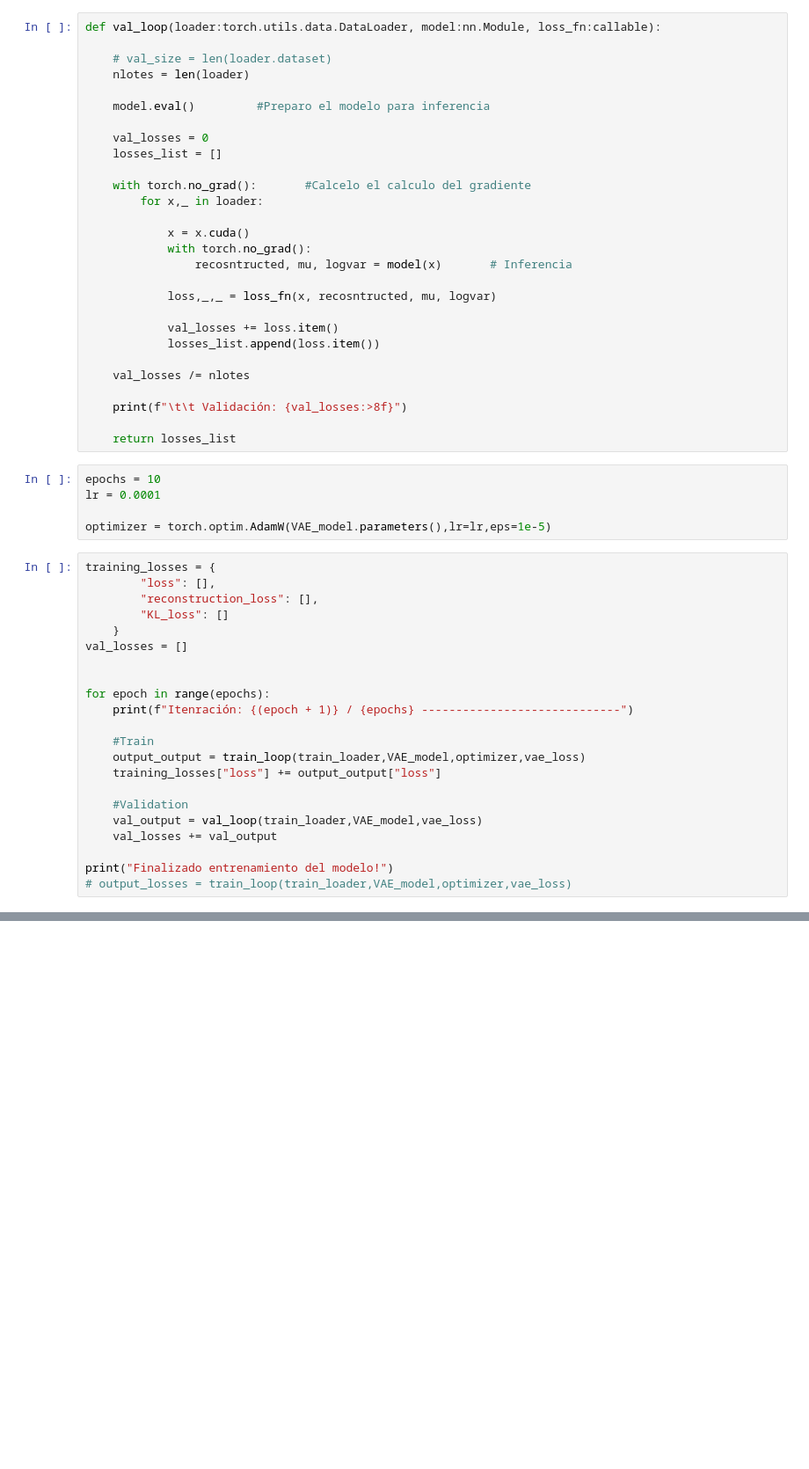
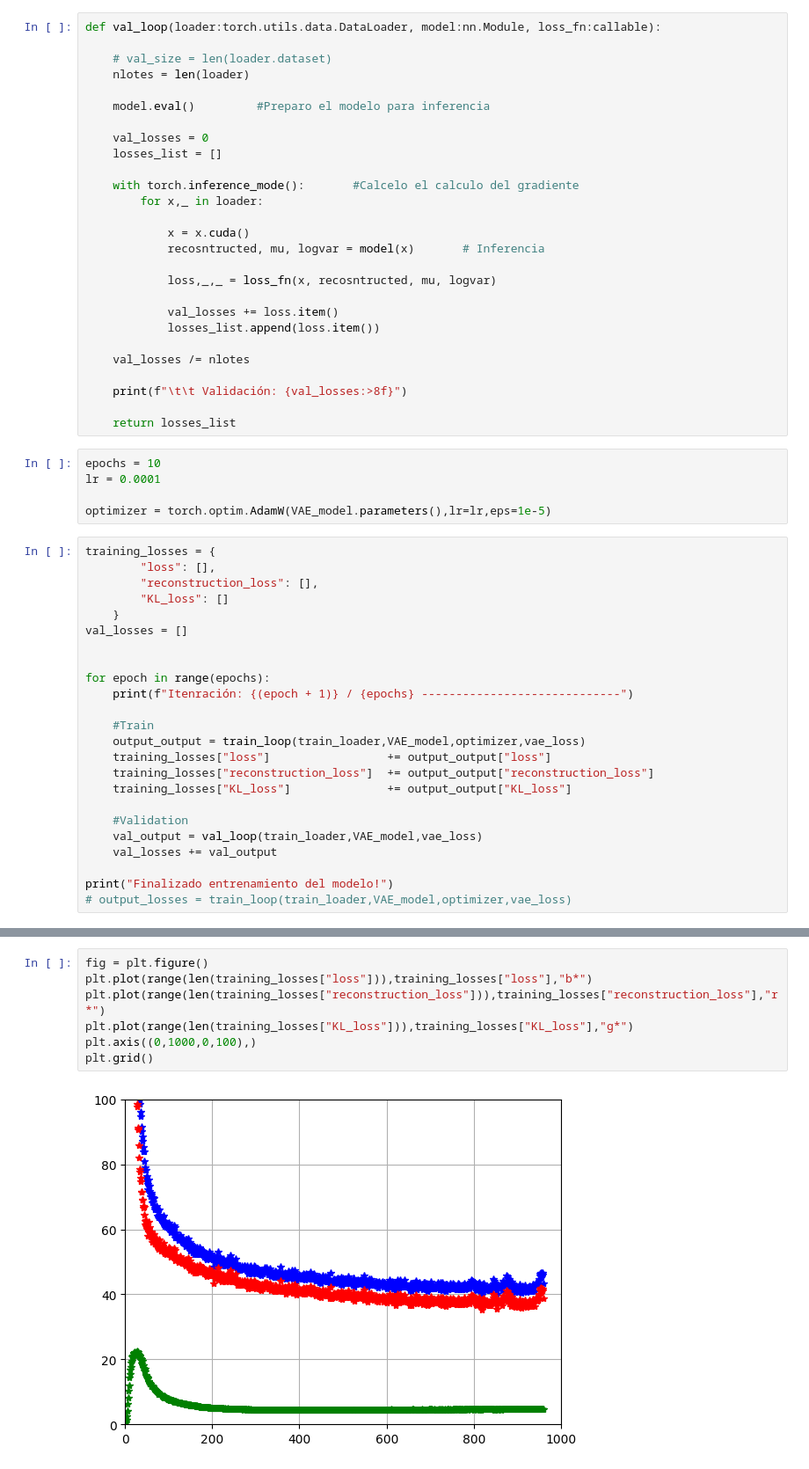
Before and after one commit to PudWin14/Generative_AI_TFM, a Jupyter notebook: VAE:Variational_Autoencoder/VAE.ipynb, the cells around one changed output, grey strips where cells are left out. Shown: that part at 88% size. Saved outputs shown, nothing was run; the diff lists cells and outputs as text; blank space fills up the shorter version.

```diff
--- a/VAE:Variational_Autoencoder/VAE.ipynb
+++ b/VAE:Variational_Autoencoder/VAE.ipynb
@@ -301,12 +283,11 @@ def val_loop(loader:torch.utils.data.DataLoader, model:nn.Module, loss_fn:callab
     val_losses = 0
     losses_list = []
 
-    with torch.no_grad():       #Calcelo el calculo del gradiente
+    with torch.inference_mode():       #Calcelo el calculo del gradiente
         for x,_ in loader:
 
             x = x.cuda()
-            with torch.no_grad():
-                recosntructed, mu, logvar = model(x)       # Inferencia
+            recosntructed, mu, logvar = model(x)       # Inferencia
 
             loss,_,_ = loss_fn(x, recosntructed, mu, logvar)
 
@@ -337,7 +318,9 @@ for epoch in range(epochs):
 
     #Train
     output_output = train_loop(train_loader,VAE_model,optimizer,vae_loss)
-    training_losses["loss"] += output_output["loss"]
+    training_losses["loss"]                 += output_output["loss"]
+    training_losses["reconstruction_loss"]  += output_output["reconstruction_loss"]
+    training_losses["KL_loss"]              += output_output["KL_loss"]
 
     #Validation
     val_output = val_loop(train_loader,VAE_model,vae_loss)
@@ -371,0 +351,9 @@ len(train_losses["loss"])
+# %%
+fig = plt.figure()
+plt.plot(range(len(training_losses["loss"])),training_losses["loss"],"b*")
+plt.plot(range(len(training_losses["reconstruction_loss"])),training_losses["reconstruction_loss"],"r*")
+plt.plot(range(len(training_losses["KL_loss"])),training_losses["KL_loss"],"g*")
+plt.axis((0,1000,0,100),)
+plt.grid()
+# %% [output]
+[figure, added]
```
Also changed, not shown: parts of 15 cells of this notebook.
